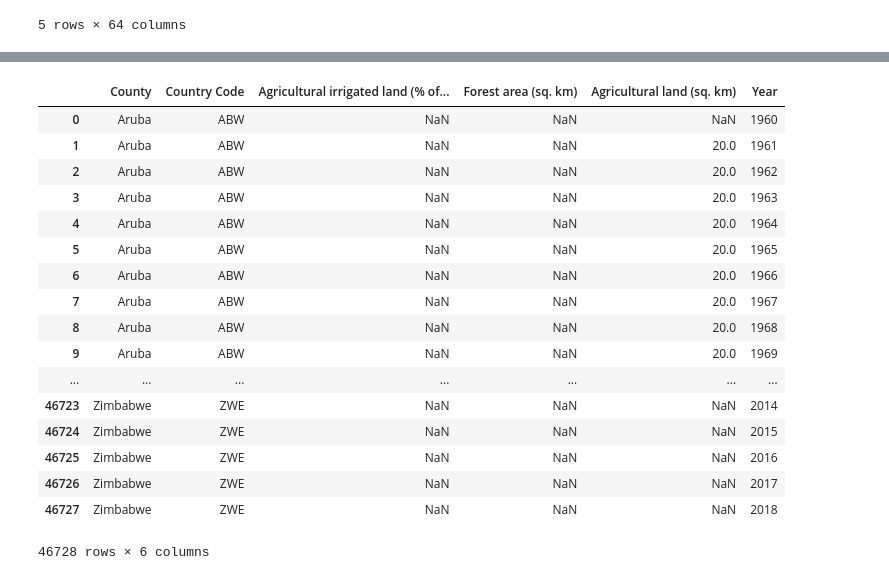
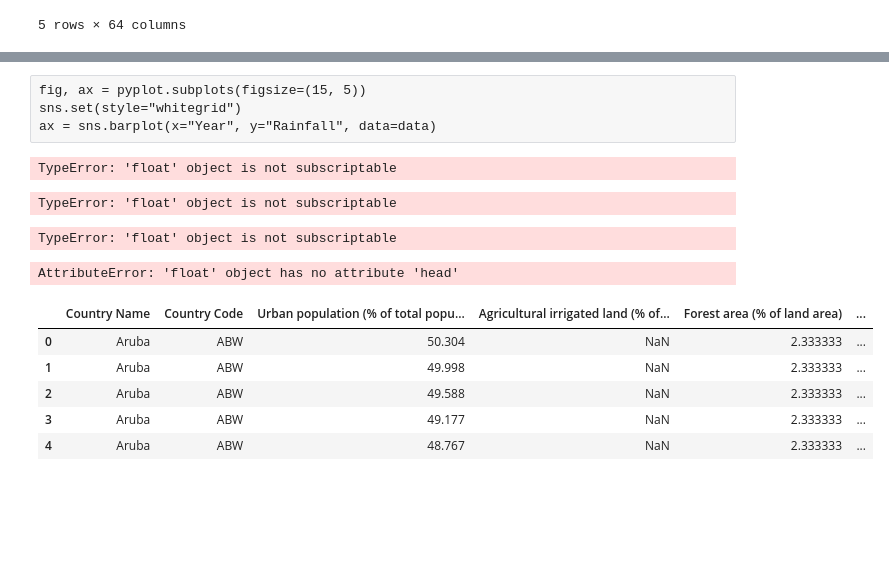
Before and after one commit to bhanduroshan/cpsc8650-1, a Jupyter notebook: correlation.py.ipynb, the cells around one changed output, grey strips where cells are left out. Drawn from its saved outputs; the diff is of its cells as text; code cells hidden in the pictures; blank space fills up the shorter version.

Commit message:
change the data prep code

```diff
--- a/correlation.py.ipynb
+++ b/correlation.py.ipynb
@@ -90,21 +246,59 @@ for each_key in data:
+# %% [raw]
+fig, ax = pyplot.subplots(figsize=(15, 5))
+sns.set(style="whitegrid")
+ax = sns.barplot(x="Year", y="Rainfall", data=data)
+# %%
+# Plot rainfall pattern in Afghanistan for all months in year
+rainfall[(rainfall['Code']==' AFG') & (rainfall[' Statistics']==' Jan Average')].head()
+rainfall[(rainfall['Code']==' AFG') & (rainfall[' Statistics']==' Jan Average')].plot.line(x=' Year', y='Rainfall - (MM)')
+rainfall[(rainfall['Code']==' AFG') & (rainfall[' Statistics']==' Feb Average')].plot.line(x=' Year', y='Rainfall - (MM)')
+rainfall[(rainfall['Code']==' AFG') & (rainfall[' Statistics']==' Mar Average')].plot.line(x=' Year', y='Rainfall - (MM)')
+rainfall[(rainfall['Code']==' AFG') & (rainfall[' Statistics']==' Apr Average')].plot.line(x=' Year', y='Rainfall - (MM)')
+
+rainfall[(rainfall['Code']==' AFG') & (rainfall[' Statistics']==' May Average')].plot.line(x=' Year', y='Rainfall - (MM)')
+rainfall[(rainfall['Code']==' AFG') & (rainfall[' Statistics']==' Jun Average')].plot.line(x=' Year', y='Rainfall - (MM)')
+rainfall[(rainfall['Code']==' AFG') & (rainfall[' Statistics']==' Jul Average')].plot.line(x=' Year', y='Rainfall - (MM)')
+rainfall[(rainfall['Code']==' AFG') & (rainfall[' Statistics']==' Aug Average')].plot.line(x=' Year', y='Rainfall - (MM)')
+
+rainfall[(rainfall['Code']==' AFG') & (rainfall[' Statistics']==' Sep Average')].plot.line(x=' Year', y='Rainfall - (MM)')
+rainfall[(rainfall['Code']==' AFG') & (rainfall[' Statistics']==' Oct Average')].plot.line(x=' Year', y='Rainfall - (MM)')
+rainfall[(rainfall['Code']==' AFG') & (rainfall[' Statistics']==' Nov Average')].plot.line(x=' Year', y='Rainfall - (MM)')
+rainfall[(rainfall['Code']==' AFG') & (rainfall[' Statistics']==' Dec Average')].plot.line(x=' Year', y='Rainfall - (MM)')
+# %% [output]
+TypeError: 'float' object is not subscriptable
+# %%
+# Plot rainfall pattern in Nepal for all months in year
+rainfall[(rainfall['Code']==' NPL') & (rainfall[' Statistics']==' Jan Average')].head()
+rainfall[(rainfall['Code']==' NPL') & (rainfall[' Statistics']==' Jan Average')].plot.line(x=' Year', y='Rainfall - (MM)')
+rainfall[(rainfall['Code']==' NPL') & (rainfall[' Statistics']==' Feb Average')].plot.line(x=' Year', y='Rainfall - (MM)')
+rainfall[(rainfall['Code']==' NPL') & (rainfall[' Statistics']==' Mar Average')].plot.line(x=' Year', y='Rainfall - (MM)')
+rainfall[(rainfall['Code']==' NPL') & (rainfall[' Statistics']==' Apr Average')].plot.line(x=' Year', y='Rainfall - (MM)')
+
+rainfall[(rainfall['Code']==' NPL') & (rainfall[' Statistics']==' May Average')].plot.line(x=' Year', y='Rainfall - (MM)')
+rainfall[(rainfall['Code']==' NPL') & (rainfall[' Statistics']==' Jun Average')].plot.line(x=' Year', y='Rainfall - (MM)')
+rainfall[(rainfall['Code']==' NPL') & (rainfall[' Statistics']==' Jul Average')].plot.line(x=' Year', y='Rainfall - (MM)')
+rainfall[(rainfall['Code']==' NPL') & (rainfall[' Statistics']==' Aug Average')].plot.line(x=' Year', y='Rainfall - (MM)')
+
+rainfall[(rainfall['Code']==' NPL') & (rainfall[' Statistics']==' Sep Average')].plot.line(x=' Year', y='Rainfall - (MM)')
+rainfall[(rainfall['Code']==' NPL') & (rainfall[' Statistics']==' Oct Average')].plot.line(x=' Year', y='Rainfall - (MM)')
+rainfall[(rainfall['Code']==' NPL') & (rainfall[' Statistics']==' Nov Average')].plot.line(x=' Year', y='Rainfall - (MM)')
+rainfall[(rainfall['Code']==' NPL') & (rainfall[' Statistics']==' Dec Average')].plot.line(x=' Year', y='Rainfall - (MM)')
+# %% [output]
+TypeError: 'float' object is not subscriptable
+# %%
+rainfall['Code'].unique()
+# %% [output]
+TypeError: 'float' object is not subscriptable
+# %%
+rainfall.head()
+# %% [output]
+AttributeError: 'float' object has no attribute 'head'
 # %%
-new_indicators.head(100000)
+new_indicators.head()
 # %% [output]
-|  | County | Country Code | Agricultural irrigated land (% of... | Forest area (sq. km) | Agricultural land (sq. km) | Year |
-| 0 | Aruba | ABW | NaN | NaN | NaN | 1960 |
-| 1 | Aruba | ABW | NaN | NaN | 20.0 | 1961 |
-| 2 | Aruba | ABW | NaN | NaN | 20.0 | 1962 |
-| 3 | Aruba | ABW | NaN | NaN | 20.0 | 1963 |
-| 4 | Aruba | ABW | NaN | NaN | 20.0 | 1964 |
-| 5 | Aruba | ABW | NaN | NaN | 20.0 | 1965 |
-| 6 | Aruba | ABW | NaN | NaN | 20.0 | 1966 |
-| 7 | Aruba | ABW | NaN | NaN | 20.0 | 1967 |
-| 8 | Aruba | ABW | NaN | NaN | 20.0 | 1968 |
-| 9 | Aruba | ABW | NaN | NaN | 20.0 | 1969 |
-| ... | ... | ... | ... | ... | ... | ... |
-| 46723 | Zimbabwe | ZWE | NaN | NaN | NaN | 2014 |
-| 46724 | Zimbabwe | ZWE | NaN | NaN | NaN | 2015 |
-| 46725 | Zimbabwe | ZWE | NaN | NaN | NaN | 2016 |
-| 46726 | Zimbabwe | ZWE | NaN | NaN | NaN | 2017 |
-| 46727 | Zimbabwe | ZWE | NaN | NaN | NaN | 2018 |
+|  | Country Name | Country Code | Urban population (% of total popu... | Agricultural irrigated land (% of... | Forest area (% of land area) | ... |
+| 0 | Aruba | ABW | 50.304 | NaN | 2.333333 | ... |
+| 1 | Aruba | ABW | 49.998 | NaN | 2.333333 | ... |
+| 2 | Aruba | ABW | 49.588 | NaN | 2.333333 | ... |
+| 3 | Aruba | ABW | 49.177 | NaN | 2.333333 | ... |
+| 4 | Aruba | ABW | 48.767 | NaN | 2.333333 | ... |
-46728 rows × 6 columns
```
Also changed, not shown: parts of 18 cells of this notebook, 3 other files.
